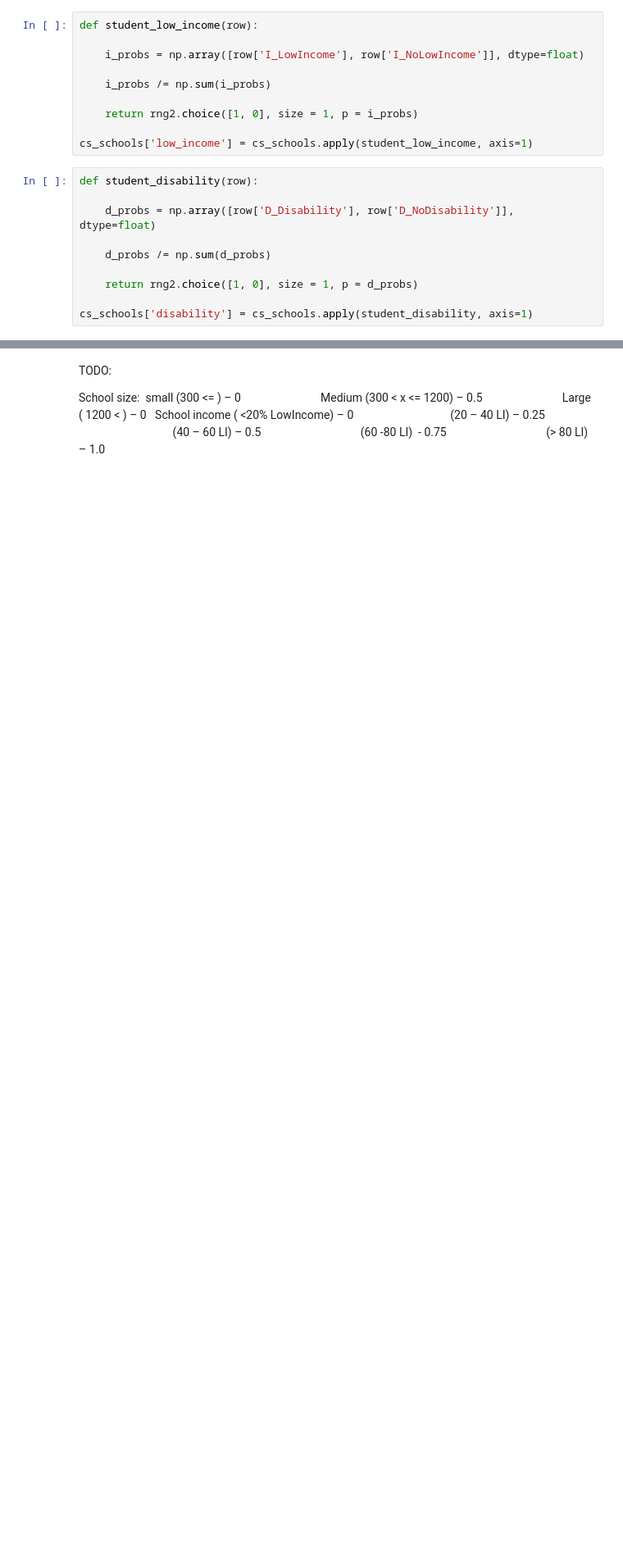
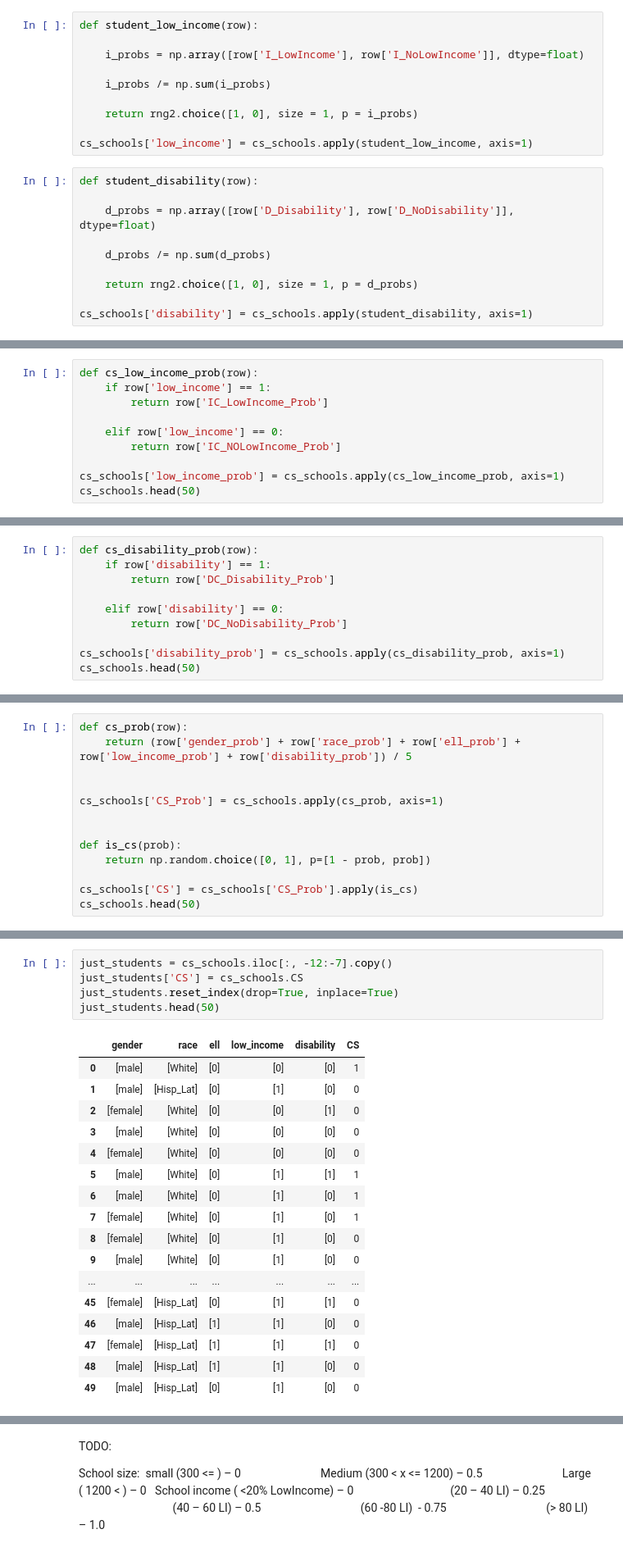
Before and after one commit to brinkbrink/WA_CS, a Jupyter notebook: WACSKeyPredictors.ipynb, the cells around one changed output, grey strips where cells are left out. Shown at 82% size. Drawn from its saved outputs; the diff is of its cells as text; blank space fills up the shorter version.

```diff
--- a/WACSKeyPredictors.ipynb
+++ b/WACSKeyPredictors.ipynb
@@ -1116,0 +1157,10 @@ cs_schools.head(50)
+# %%
+def cs_low_income_prob(row):
+    if row['low_income'] == 1:
+        return row['IC_LowIncome_Prob']
+
+    elif row['low_income'] == 0:
+        return row['IC_NOLowIncome_Prob']
+
+cs_schools['low_income_prob'] = cs_schools.apply(cs_low_income_prob, axis=1)
+cs_schools.head(50)
@@ -1116,0 +1185,10 @@ cs_schools.head(50)
+# %%
+def cs_disability_prob(row):
+    if row['disability'] == 1:
+        return row['DC_Disability_Prob']
+
+    elif row['disability'] == 0:
+        return row['DC_NoDisability_Prob']
+
+cs_schools['disability_prob'] = cs_schools.apply(cs_disability_prob, axis=1)
+cs_schools.head(50)
@@ -1116,0 +1213,13 @@ cs_schools.head(50)
+# %%
+def cs_prob(row):
+    return (row['gender_prob'] + row['race_prob'] + row['ell_prob'] + row['low_income_prob'] + row['disability_prob']) / 5
+
+
+cs_schools['CS_Prob'] = cs_schools.apply(cs_prob, axis=1)
+
+
+def is_cs(prob):
+    return np.random.choice([0, 1], p=[1 - prob, prob])
+
+cs_schools['CS'] = cs_schools['CS_Prob'].apply(is_cs)
+cs_schools.head(50)
@@ -1116,0 +1252,23 @@ cs_schools.head(50)
+# %%
+just_students = cs_schools.iloc[:, -12:-7].copy()
+just_students['CS'] = cs_schools.CS
+just_students.reset_index(drop=True, inplace=True)
+just_students.head(50)
+# %% [output]
+|  | gender | race | ell | low_income | disability | CS |
+| 0 | [male] | [White] | [0] | [0] | [0] | 1 |
+| 1 | [male] | [Hisp_Lat] | [0] | [1] | [0] | 0 |
+| 2 | [female] | [White] | [0] | [0] | [1] | 0 |
+| 3 | [male] | [White] | [0] | [0] | [0] | 0 |
+| 4 | [female] | [White] | [0] | [0] | [0] | 0 |
+| 5 | [male] | [White] | [0] | [1] | [1] | 1 |
+| 6 | [male] | [White] | [0] | [1] | [0] | 1 |
+| 7 | [female] | [White] | [0] | [1] | [0] | 1 |
+| 8 | [female] | [White] | [0] | [1] | [0] | 0 |
+| 9 | [male] | [White] | [0] | [1] | [0] | 0 |
+| ... | ... | ... | ... | ... | ... | ... |
+| 45 | [female] | [Hisp_Lat] | [0] | [1] | [1] | 0 |
+| 46 | [male] | [Hisp_Lat] | [1] | [1] | [0] | 0 |
+| 47 | [female] | [Hisp_Lat] | [1] | [1] | [1] | 0 |
+| 48 | [male] | [Hisp_Lat] | [1] | [1] | [0] | 0 |
+| 49 | [male] | [Hisp_Lat] | [0] | [1] | [0] | 0 |
```
Also changed, not shown: parts of 58 cells of this notebook.
